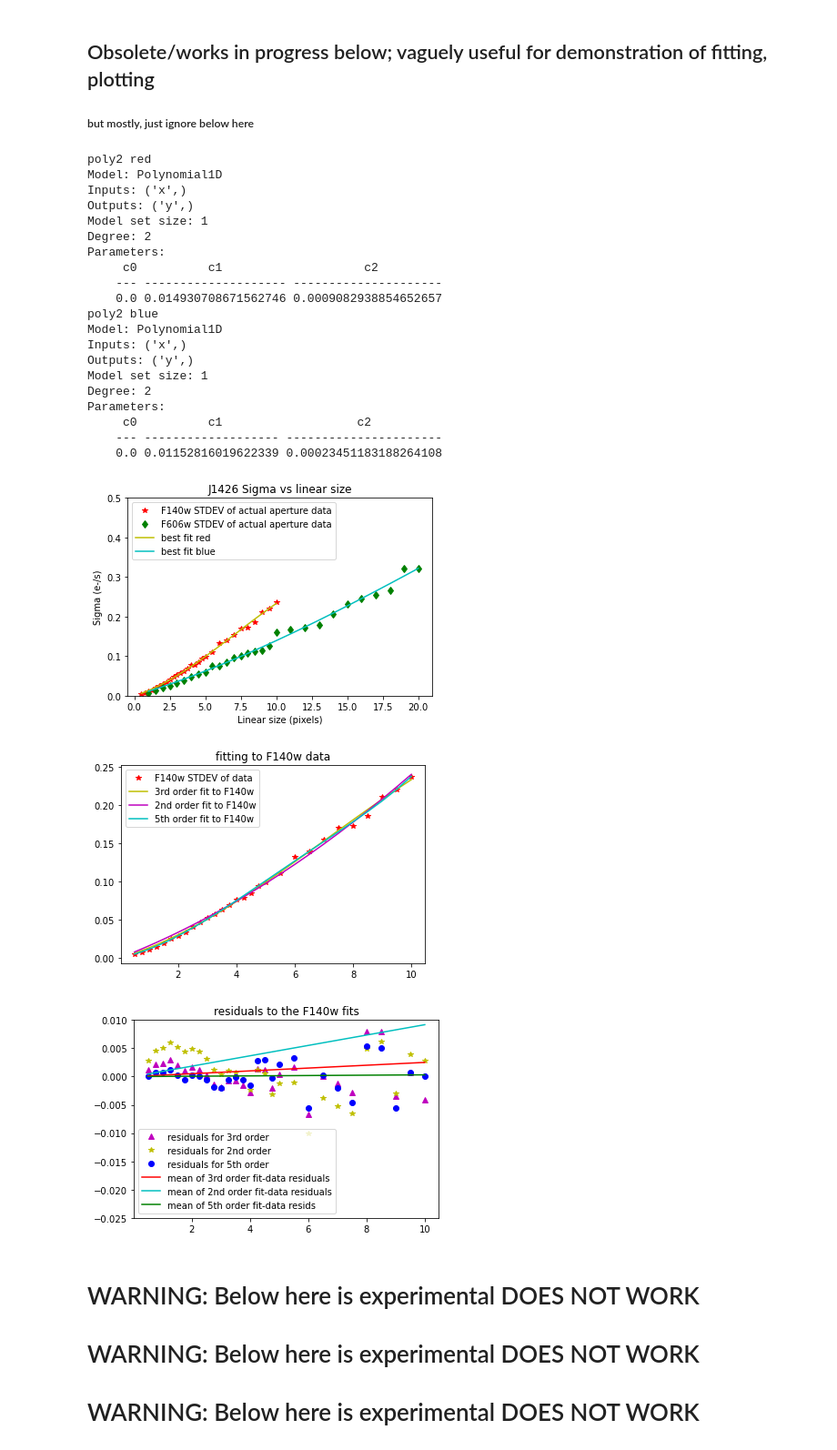
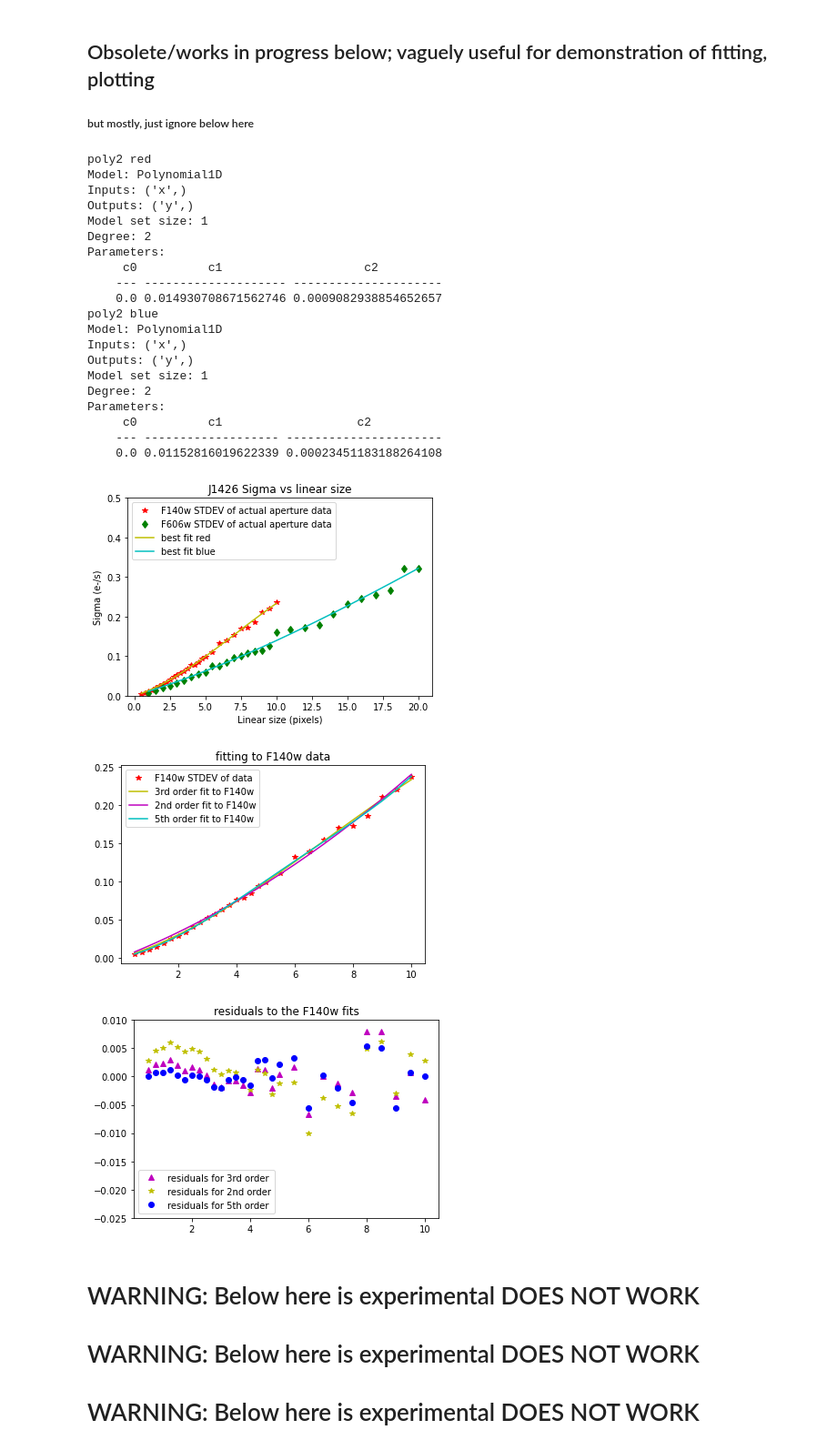
Before and after one commit to weslumundo/catalog_creation, a Jupyter notebook: depthcalculation/Working_Depth.ipynb, the cells around one changed output. Shown at 91% size. Drawn from its saved outputs; the diff is of its cells as text; code cells hidden in the pictures.

```diff
--- a/depthcalculation/Working_Depth.ipynb
+++ b/depthcalculation/Working_Depth.ipynb
@@ -337,37 +337,40 @@ plt.show()
 plt.plot(aper1,(best_fit_poly_red(aper1)-sigs_fred),'m^',label='residuals for 3rd order')
 plt.plot(aper1,(best_fit_poly_red2(aper1)-sigs_fred),'y*',label='residuals for 2nd order')
 plt.plot(aper1,(best_red5(aper1)-sigs_fred),'bo',label='residuals for 5th order')
-plt.plot(aper1,(aper1*np.mean(best_fit_poly_red(aper1)-sigs_fred)),color='r',label='mean of 3rd order fit-data residuals')
-plt.plot(aper1,(aper1*np.mean(best_fit_poly_red2(aper1)-sigs_fred)),color='c',label='mean of 2nd order fit-data residuals')
-plt.plot(aper1,(aper1*np.mean(best_red5(aper1)-sigs_fred)),color='g',label='mean of 5th order fit-data resids')
+#plt.plot(aper1,(aper1*np.mean(best_fit_poly_red(aper1)-sigs_fred)),color='r',label='mean of 3rd order fit-data residuals')
+#plt.plot(aper1,(aper1*np.mean(best_fit_poly_red2(aper1)-sigs_fred)),color='c',label='mean of 2nd order fit-data residuals')
+#plt.plot(aper1,(aper1*np.mean(best_red5(aper1)-sigs_fred)),color='g',label='mean of 5th order fit-data resids')
 plt.legend(loc='lower left')
 plt.title('residuals to the F140w fits')
 plt.ylim(bottom=-0.025,top=0.01)
 plt.show()
+
+
+#WES and GREG: Change this to output to file
 # %% [output]
 poly2 red
 Model: Polynomial1D
 Inputs: ('x',)
 Outputs: ('y',)
 Model set size: 1
 Degree: 2
 Parameters:
      c0          c1                    c2
     --- -------------------- ---------------------
     0.0 0.014930708671562746 0.0009082938854652657
 poly2 blue
 Model: Polynomial1D
 Inputs: ('x',)
 Outputs: ('y',)
 Model set size: 1
 Degree: 2
 Parameters:
      c0          c1                   c2
     --- ------------------- ----------------------
     0.0 0.01152816019622339 0.00023451183188264108
 [figure]
 [figure]
-[figure, old version]
+[figure, new version]
 # %% [markdown]
 # WARNING: Below here is experimental DOES NOT WORK
 # WARNING: Below here is experimental DOES NOT WORK
```
Also changed, not shown: parts of 1 cell of this notebook, 6 other files.
